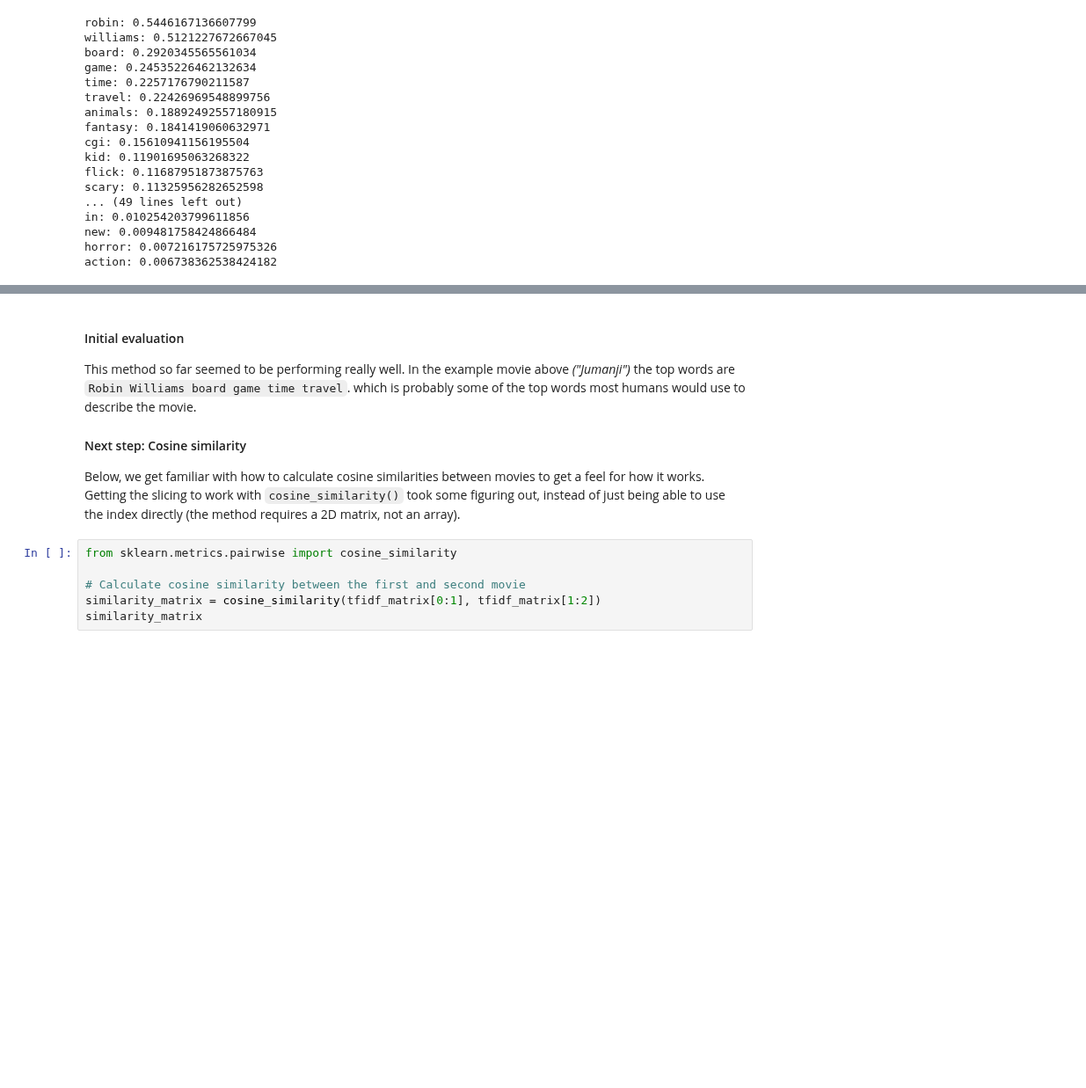
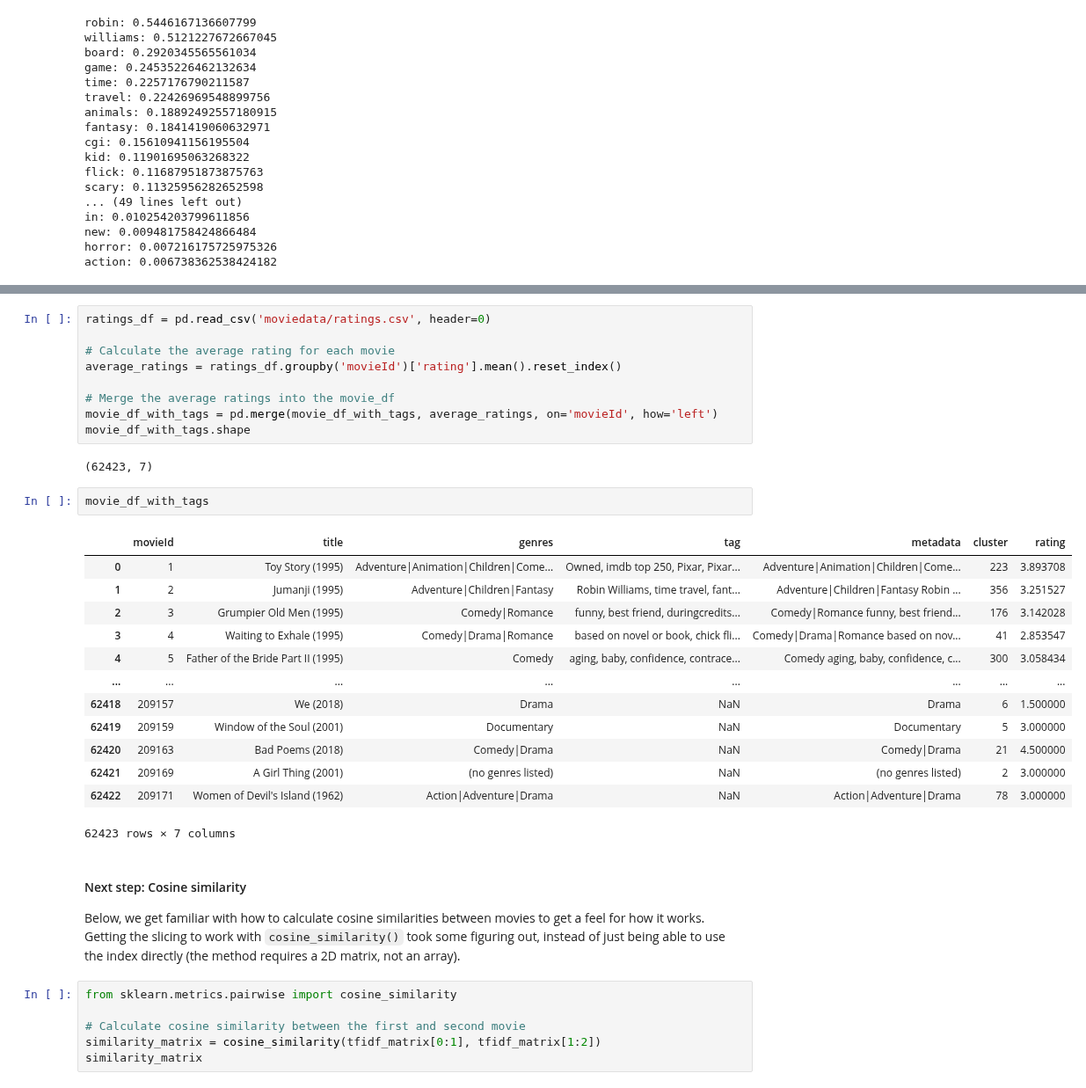
Before and after one commit to Shoresh613/Machine-Learning-Mikael-Folkesson, a Jupyter notebook: Lab/Task2.ipynb, the cells around one changed output, grey strips where cells are left out. Shown at 88% size. Cells and saved outputs as stored; diff of their text form; blank space fills up the shorter version.

Commit message:
Ratings also included

```diff
--- a/Lab/Task2.ipynb
+++ b/Lab/Task2.ipynb
@@ -452,6 +461,31 @@ action: 0.006738362538424182
+# %%
+ratings_df = pd.read_csv('moviedata/ratings.csv', header=0)
+
+# Calculate the average rating for each movie
+average_ratings = ratings_df.groupby('movieId')['rating'].mean().reset_index()
+
+# Merge the average ratings into the movie_df
+movie_df_with_tags = pd.merge(movie_df_with_tags, average_ratings, on='movieId', how='left')
+movie_df_with_tags.shape
+# %% [output]
+(62423, 7)
+# %%
+movie_df_with_tags
+# %% [output]
+|  | movieId | title | genres | tag | metadata | cluster | rating |
+| 0 | 1 | Toy Story (1995) | Adventure|Animation|Children|Come... | Owned, imdb top 250, Pixar, Pixar... | Adventure|Animation|Children|Come... | 223 | 3.893708 |
+| 1 | 2 | Jumanji (1995) | Adventure|Children|Fantasy | Robin Williams, time travel, fant... | Adventure|Children|Fantasy Robin ... | 356 | 3.251527 |
+| 2 | 3 | Grumpier Old Men (1995) | Comedy|Romance | funny, best friend, duringcredits... | Comedy|Romance funny, best friend... | 176 | 3.142028 |
+| 3 | 4 | Waiting to Exhale (1995) | Comedy|Drama|Romance | based on novel or book, chick fli... | Comedy|Drama|Romance based on nov... | 41 | 2.853547 |
+| 4 | 5 | Father of the Bride Part II (1995) | Comedy | aging, baby, confidence, contrace... | Comedy aging, baby, confidence, c... | 300 | 3.058434 |
+| ... | ... | ... | ... | ... | ... | ... | ... |
+| 62418 | 209157 | We (2018) | Drama | NaN | Drama | 6 | 1.500000 |
+| 62419 | 209159 | Window of the Soul (2001) | Documentary | NaN | Documentary | 5 | 3.000000 |
+| 62420 | 209163 | Bad Poems (2018) | Comedy|Drama | NaN | Comedy|Drama | 21 | 4.500000 |
+| 62421 | 209169 | A Girl Thing (2001) | (no genres listed) | NaN | (no genres listed) | 2 | 3.000000 |
+| 62422 | 209171 | Women of Devil's Island (1962) | Action|Adventure|Drama | NaN | Action|Adventure|Drama | 78 | 3.000000 |
+62423 rows × 7 columns
 # %% [markdown]
-#### Initial evaluation
-This method so far seemed to be performing really well. In the example movie above *("Jumanji")* the top words are `Robin Williams board game time travel`. which is probably some of the top words most humans would use to describe the movie.
 
 #### Next step: Cosine similarity
 Below, we get familiar with how to calculate cosine similarities between movies to get a feel for how it works. Getting the slicing to work with `cosine_similarity()` took some figuring out, instead of just being able to use the index directly (the method requires a 2D matrix, not an array).
```
Also changed, not shown: parts of 19 cells of this notebook, 3 other files.
